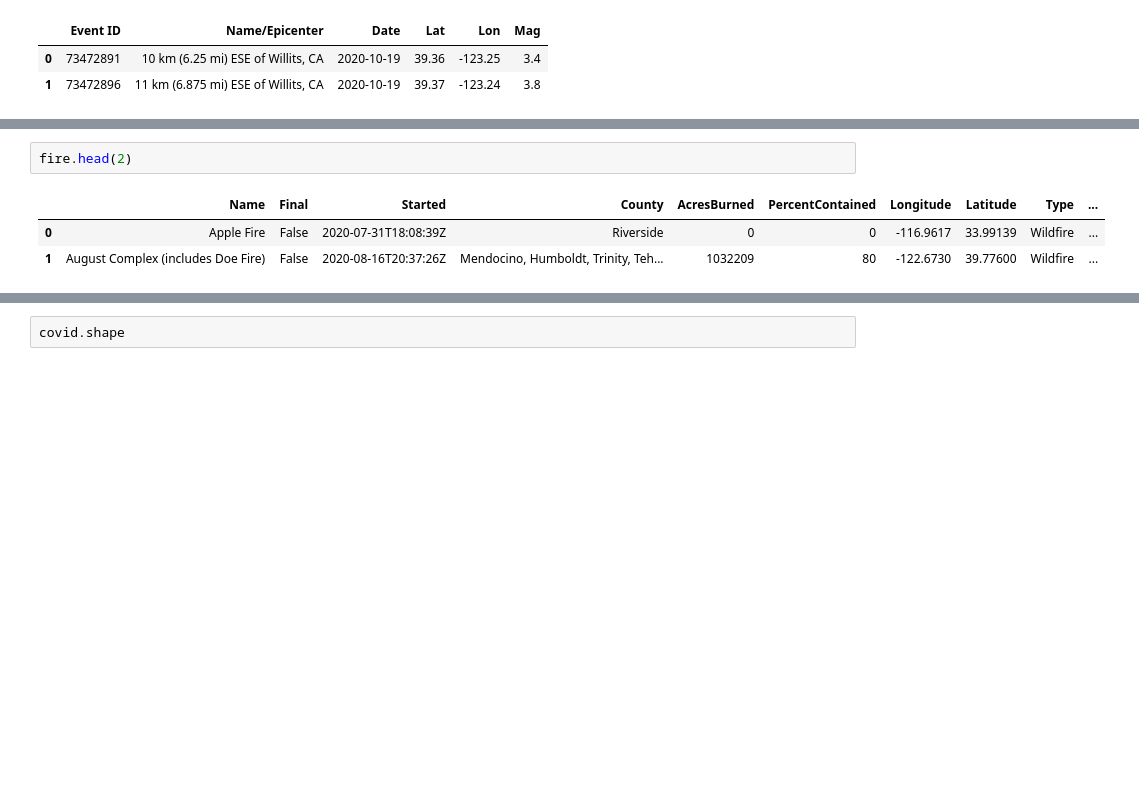
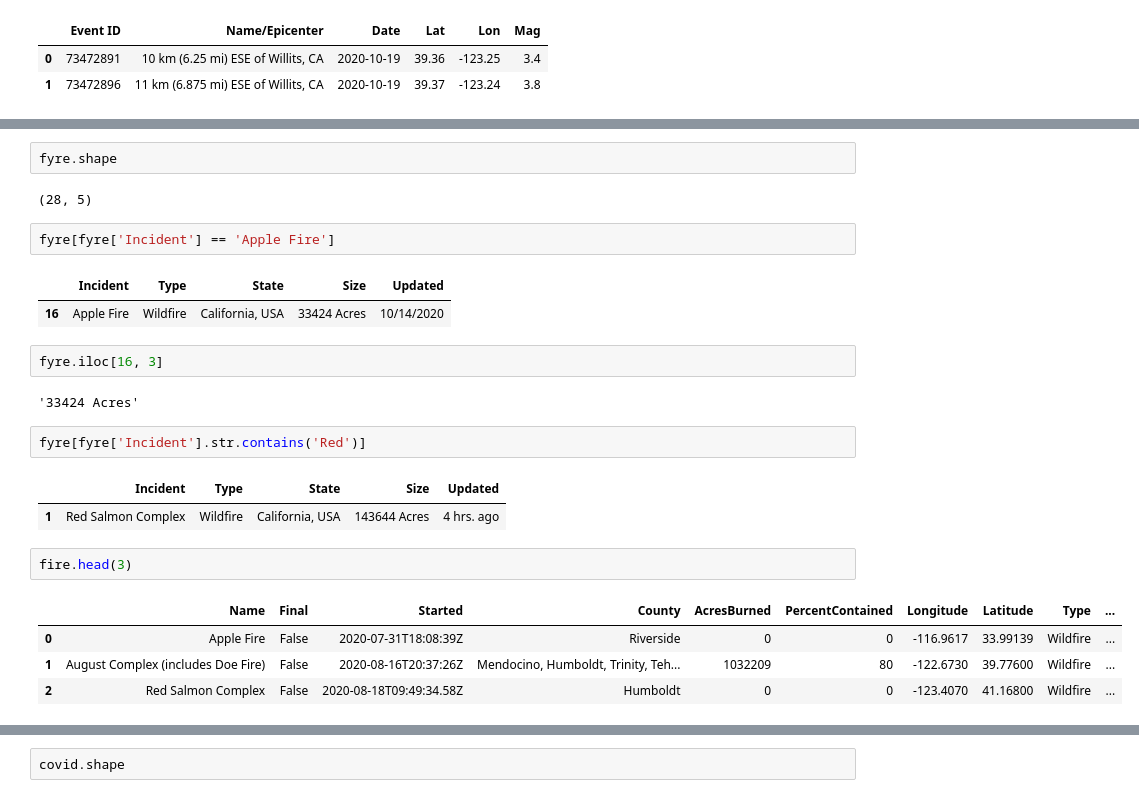
Before and after one commit to iforani/project-five, a Jupyter notebook: code/merging_data.ipynb, the cells around one changed output, grey strips where cells are left out. Cells and saved outputs as stored; diff of their text form; blank space fills up the shorter version.

```diff
--- a/code/merging_data.ipynb
+++ b/code/merging_data.ipynb
@@ -31,6 +56,25 @@ earthquake.head(2)
+# %%
+fyre.shape
+# %% [output]
+(28, 5)
+# %%
+fyre[fyre['Incident'] == 'Apple Fire']
+# %% [output]
+|  | Incident | Type | State | Size | Updated |
+| 16 | Apple Fire | Wildfire | California, USA | 33424 Acres | 10/14/2020 |
+# %%
+fyre.iloc[16, 3]
+# %% [output]
+'33424 Acres'
+# %%
+fyre[fyre['Incident'].str.contains('Red')]
+# %% [output]
+|  | Incident | Type | State | Size | Updated |
+| 1 | Red Salmon Complex | Wildfire | California, USA | 143644 Acres | 4 hrs. ago |
 # %%
-fire.head(2)
+fire.head(3)
 # %% [output]
 |  | Name | Final | Started | County | AcresBurned | PercentContained | Longitude | Latitude | Type | ... |
 | 0 | Apple Fire | False | 2020-07-31T18:08:39Z | Riverside | 0 | 0 | -116.9617 | 33.99139 | Wildfire | ... |
 | 1 | August Complex (includes Doe Fire) | False | 2020-08-16T20:37:26Z | Mendocino, Humboldt, Trinity, Teh... | 1032209 | 80 | -122.6730 | 39.77600 | Wildfire | ... |
+| 2 | Red Salmon Complex | False | 2020-08-18T09:49:34.58Z | Humboldt | 0 | 0 | -123.4070 | 41.16800 | Wildfire | ... |
```
Also changed, not shown: parts of 60 cells of this notebook, 2 other files.
